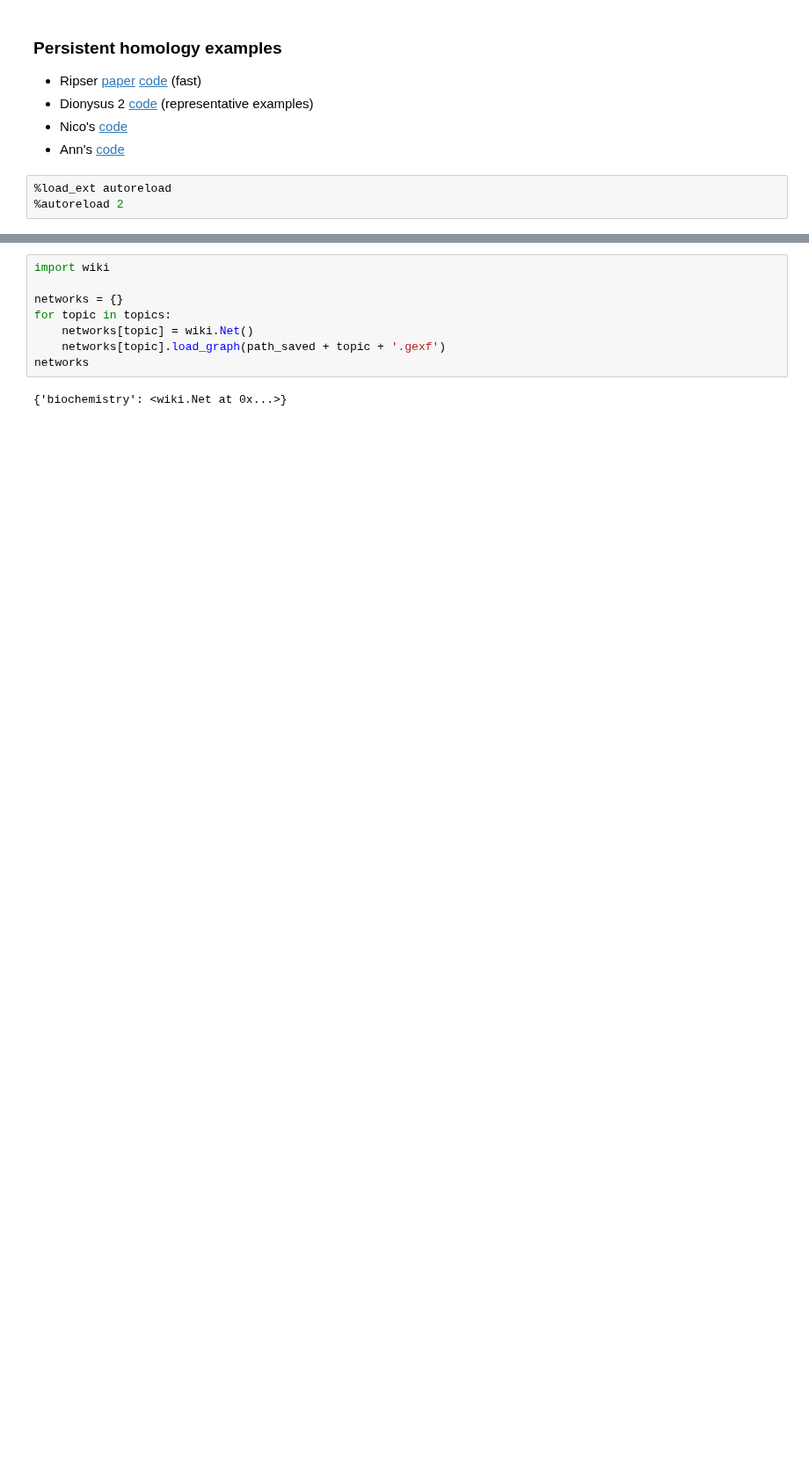
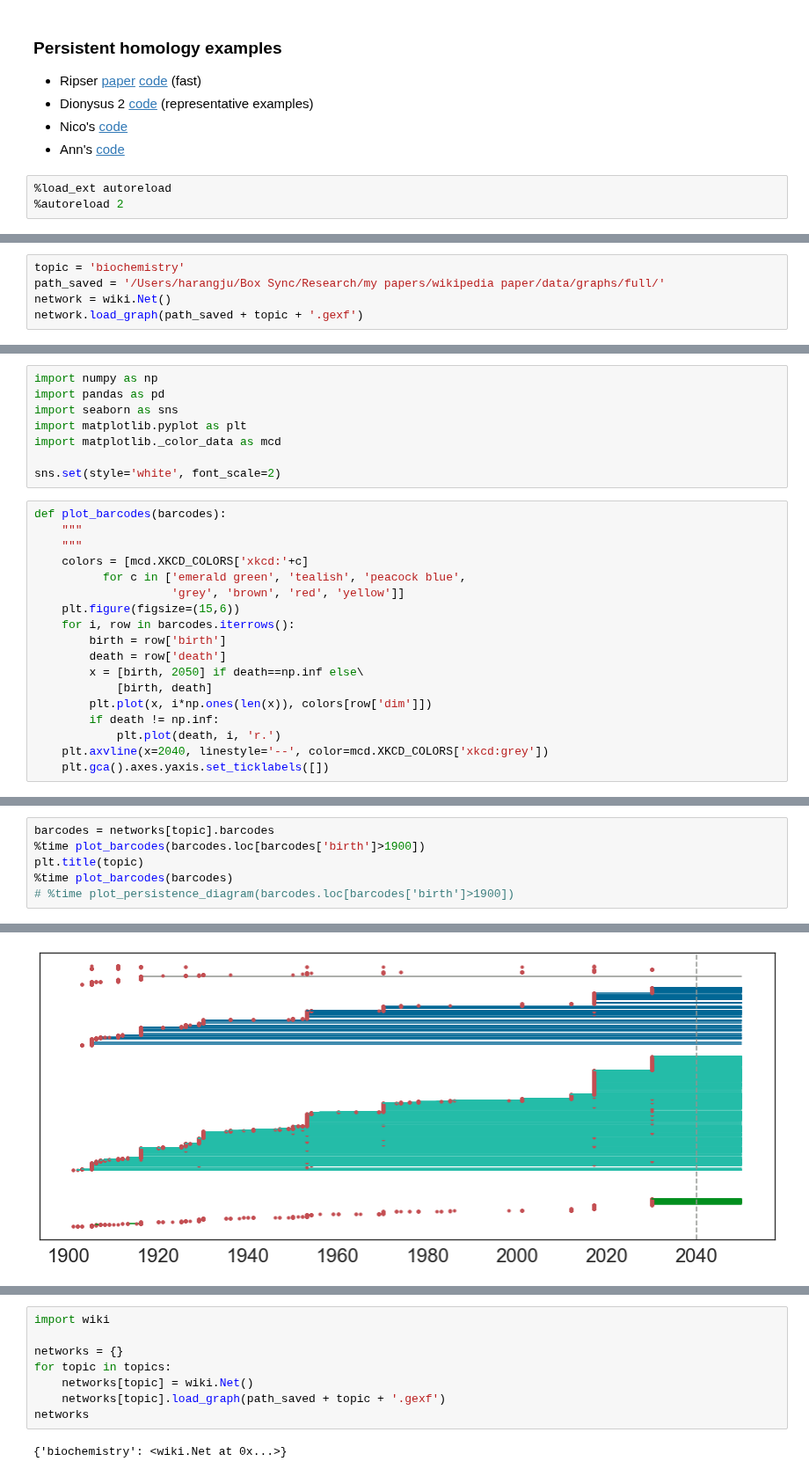
Before and after one commit to harangju/wikinet, a Jupyter notebook: analyze-persistent-homology.ipynb, the cells around one changed output, grey strips where cells are left out. Shown at 88% size. Saved outputs shown, nothing was run; the diff lists cells and outputs as text; blank space fills up the shorter version.

```diff
--- a/analyze-persistent-homology.ipynb
+++ b/analyze-persistent-homology.ipynb
@@ -12,0 +13,5 @@
+# %%
+topic = 'biochemistry'
+path_saved = '/Users/harangju/Box Sync/Research/my papers/wikipedia paper/data/graphs/full/'
+network = wiki.Net()
+network.load_graph(path_saved + topic + '.gexf')
@@ -12,0 +42,26 @@
+# %%
+import numpy as np
+import pandas as pd
+import seaborn as sns
+import matplotlib.pyplot as plt
+import matplotlib._color_data as mcd
+
+sns.set(style='white', font_scale=2)
+# %%
+def plot_barcodes(barcodes):
+    """
+    """
+    colors = [mcd.XKCD_COLORS['xkcd:'+c]
+          for c in ['emerald green', 'tealish', 'peacock blue',
+                    'grey', 'brown', 'red', 'yellow']]
+    plt.figure(figsize=(15,6))
+    for i, row in barcodes.iterrows():
+        birth = row['birth']
+        death = row['death']
+        x = [birth, 2050] if death==np.inf else\
+            [birth, death]
+        plt.plot(x, i*np.ones(len(x)), colors[row['dim']])
+        if death != np.inf:
+            plt.plot(death, i, 'r.')
+    plt.axvline(x=2040, linestyle='--', color=mcd.XKCD_COLORS['xkcd:grey'])
+    plt.gca().axes.yaxis.set_ticklabels([])
@@ -12,0 +82,7 @@
+# %%
+barcodes = networks[topic].barcodes
+%time plot_barcodes(barcodes.loc[barcodes['birth']>1900])
+plt.title(topic)
+%time plot_barcodes(barcodes)
+# %time plot_persistence_diagram(barcodes.loc[barcodes['birth']>1900])
+# %% [output]
@@ -12,0 +93 @@
+[figure, added]
```
Also changed, not shown: parts of 23 cells of this notebook.
